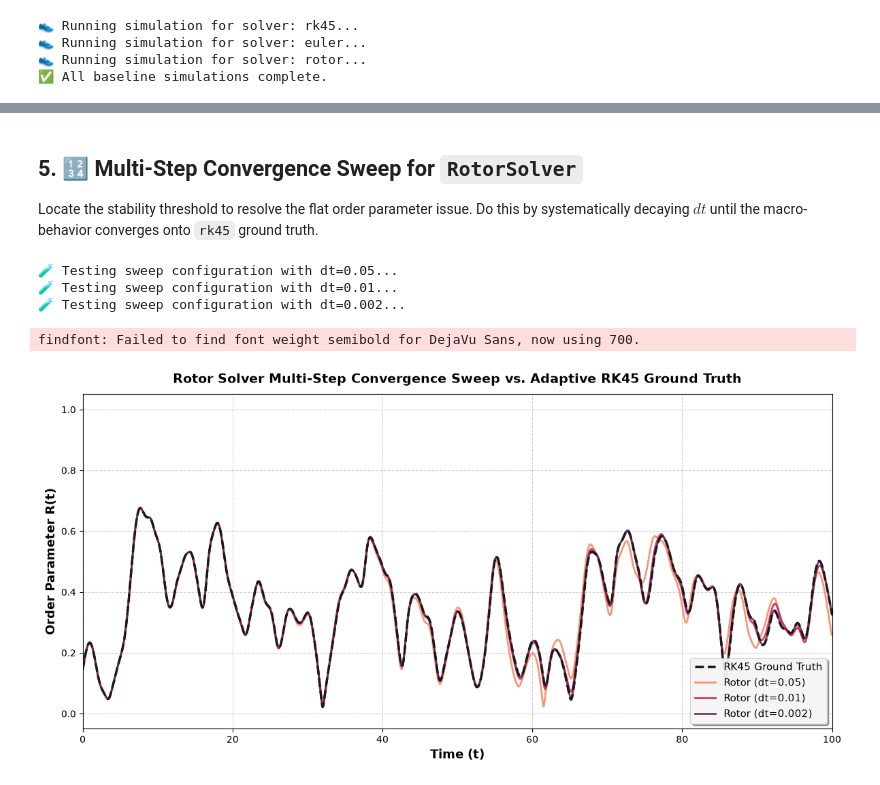
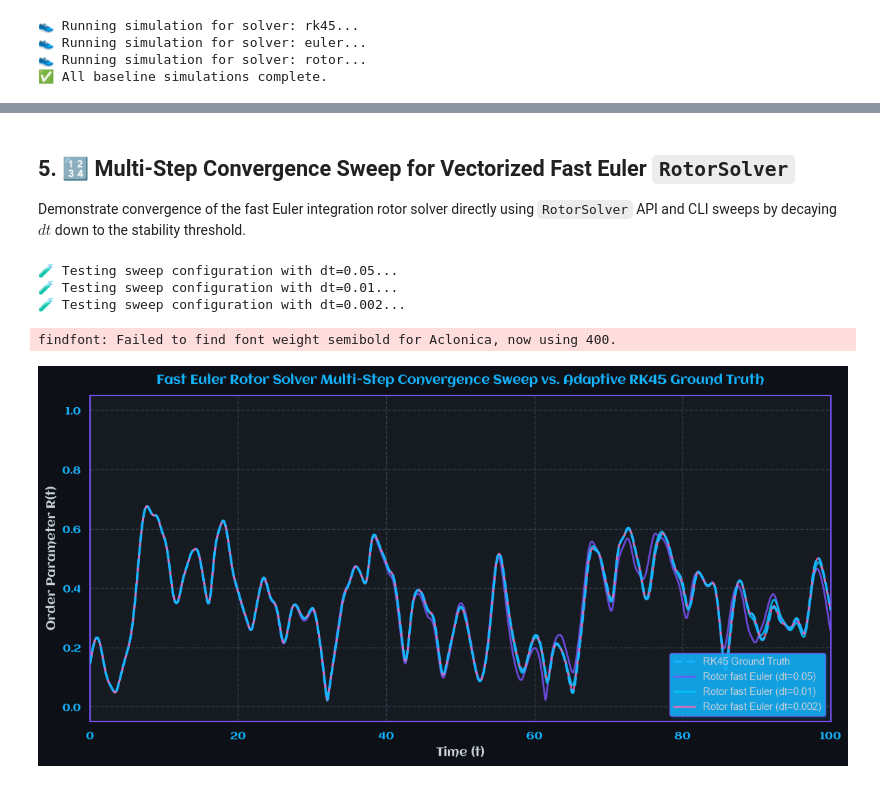
Before and after one commit to Scriber-Labs/kuramoto-benchmark-suite, a Jupyter notebook: examples/notebooks/demo-3.ipynb, the cells around one changed output, grey strips where cells are left out. Saved outputs shown, nothing was run; the diff lists cells and outputs as text; code cells hidden in the pictures.

```diff
--- a/examples/notebooks/demo-3.ipynb
+++ b/examples/notebooks/demo-3.ipynb
@@ -92,7 +113,6 @@ Analyze the metadata `.json` generated by the framework's symmetry-tracking mode
 # %%
-from kuramoto.order_parameter import track_lie_symmetries
-
-plt.figure()
+set_style()
+fig, ax = plt.subplots(figsize=(12, 6))
 
 for solver in ['euler', 'rotor']:
     data_path = f'data/benchmark/{solver}.npz'
@@ -105,12 +125,18 @@ for solver in ['euler', 'rotor']:
         metrics = track_lie_symmetries(states, times)
         energy = metrics.energy_conserved
 
-        plt.plot(energy, label=f"{solver.upper()} Noether Energy", linewidth=2)
+        ax.plot(
+            energy,
+            label=f"{solver.upper()} Noether Energy",
+            color=colors.get(solver, SCRIBER_PALETTE['accent_cyan']),
+            linewidth=2.2,
+        )
 
-plt.xlabel('Simulation Step')
-plt.ylabel('System Energy Metric')
-plt.title('Lie Symmetry Tracking: Noether Energy Conservation Drift')
-plt.legend()
+ax.set_xlabel('Simulation Step', fontsize=12)
+ax.set_ylabel('System Energy Metric', fontsize=12)
+ax.set_title('Lie Symmetry Tracking: Noether Energy Conservation Drift', fontsize=14, fontweight='bold')
+ax.legend(loc='upper right', frameon=True, framealpha=0.8)
+_apply_aclonica_font(ax)
 plt.tight_layout()
 plt.show()
 # %% [output]
@@ -118,8 +144,9 @@ plt.show()
-# %% [markdown]
-## 5. 🔢 Multi-Step Convergence Sweep for `RotorSolver`
-Locate the stability threshold to resolve the flat order parameter issue. Do this by systematically decaying $dt$ until the macro-behavior converges onto `rk45` ground truth.
+# %% [markdown]
+## 5. 🔢 Multi-Step Convergence Sweep for Vectorized Fast Euler `RotorSolver`
+Demonstrate convergence of the fast Euler integration rotor solver directly using `RotorSolver` API and CLI sweeps by decaying $dt$ down to the stability threshold.
 # %%
 dt_steps = [0.05, 0.01, 0.002]
+set_style()
 fig, ax = plt.subplots(figsize=(12, 6))
 
 # 📈 Replot RK45 Ground Truth
@@ -128,12 +155,13 @@ phases_rk45 = rk45_data['theta']    # (T, N) phase array
 r_rk45 = compute_order_parameter(phases_rk45)   # (T,) order parameter array
 
 # Compute dt from the time array
-dt_rk45 = rk45_data['time'][1] - rk45_data['time'][0]
+dt_rk45 = float(rk45_data['time'][1] - rk45_data['time'][0]) if 'time' in rk45_data else base_config['dt']
 t_rk45 = np.arange(phases_rk45.shape[0]) * dt_rk45
-ax.plot(t_rk45, r_rk45, 'k--', label='RK45 Ground Truth', linewidth=2.5, zorder=5)
+ax.plot(t_rk45, r_rk45, '--', color=SCRIBER_PALETTE['accent_cyan'], label='RK45 Ground Truth', linewidth=2.5, zorder=5)
 
 # 🧹 Sweep through time steps for the Rotor Solver (using fast Euler evolution)
-colors = sns.color_palette("rocket_r", n_colors=len(dt_steps))
+sweep_palette = [SCRIBER_PALETTE['accent_purple'], SCRIBER_PALETTE['accent_teal'], '#FF66B3']
+
 for idx, test_dt in enumerate(dt_steps):
     print(f"🧪 Testing sweep configuration with dt={test_dt}...")
     output_path = f'data/benchmark/rotor_dt_{test_dt}.npz'
@@ -149,38 +177,38 @@ for idx, test_dt in enumerate(dt_steps):
     cmd = [
         'kuramoto', 'generate',
         '--config', 'data/benchmark/sweep_config.json',
         '--solver', 'rotor',
         '-o', output_path
     ]
     subprocess.run(cmd, check=True)
 
     # 📈 Parse and plot sweep results
     sweep_data = np.load(output_path)
     phases_sweep = sweep_data['theta']
     t_sweep = np.arange(phases_sweep.shape[0]) * test_dt
     r_sweep = compute_order_parameter(phases_sweep)
 
     ax.plot(
         t_sweep,
         r_sweep,
-        label=f"Rotor (dt={test_dt})",
-        color=colors[idx],
+        label=f"Rotor fast Euler (dt={test_dt})",
+        color=sweep_palette[idx % len(sweep_palette)],
         alpha=0.85,
-        linewidth=2.0
+        linewidth=2.0,
     )
 
 ax.set_xlabel('Time (t)', fontsize=13, fontweight='semibold')
 ax.set_ylabel('Order Parameter R(t)', fontsize=13, fontweight='semibold')
-ax.set_title('Rotor Solver Multi-Step Convergence Sweep vs. Adaptive RK45 Ground Truth', fontsize=14, fontweight='bold', pad=12)
+ax.set_title('Fast Euler Rotor Solver Multi-Step Convergence Sweep vs. Adaptive RK45 Ground Truth', fontsize=14, fontweight='bold', pad=12)
 ax.set_ylim(-0.05, 1.05)
 ax.set_xlim(0, t_rk45[-1])
-ax.grid(True, linestyle='--', alpha=0.6)
-ax.legend(loc='lower right', frameon=True, framealpha=0.9, shadow=True, fontsize=11)
+ax.legend(loc='lower right', frameon=True, framealpha=0.85, shadow=True, fontsize=11)
+_apply_aclonica_font(ax)
 plt.tight_layout()
 plt.show()
 # %% [output]
 🧪 Testing sweep configuration with dt=0.05...
 🧪 Testing sweep configuration with dt=0.01...
 🧪 Testing sweep configuration with dt=0.002...
-findfont: Failed to find font weight semibold for DejaVu Sans, now using 700.
+findfont: Failed to find font weight semibold for Aclonica, now using 400.
-[figure, old version]
+[figure, new version]
```
Also changed, not shown: parts of 9 cells of this notebook, 1 other file.
